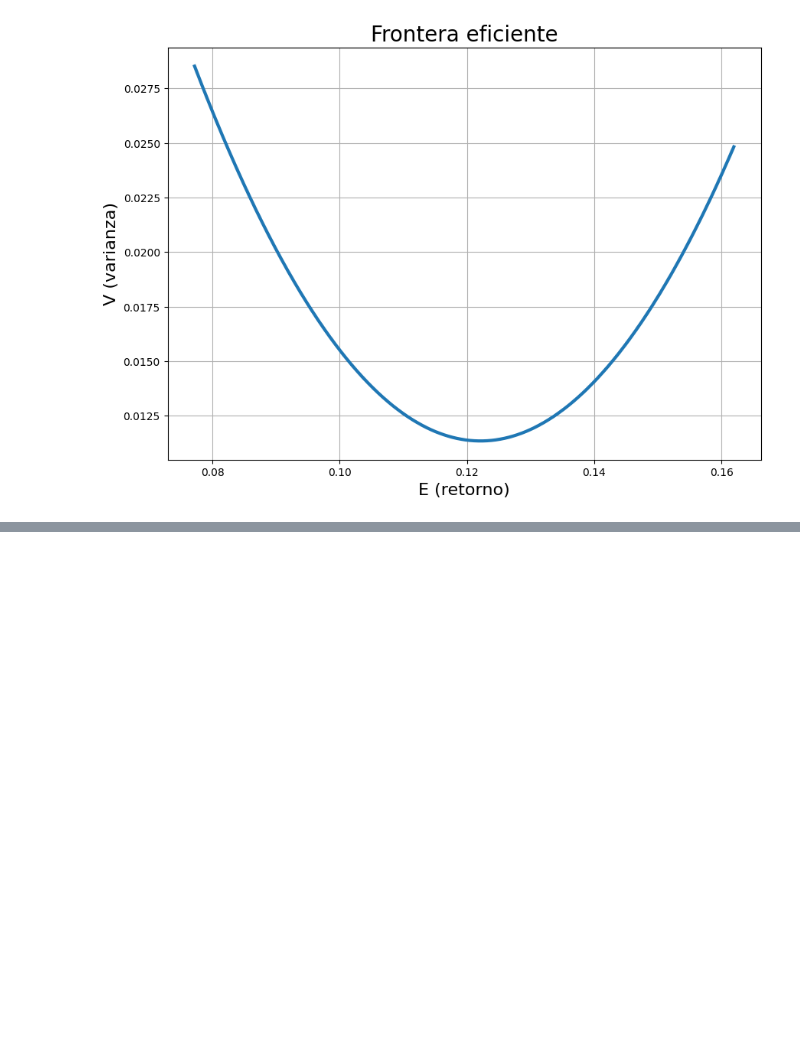
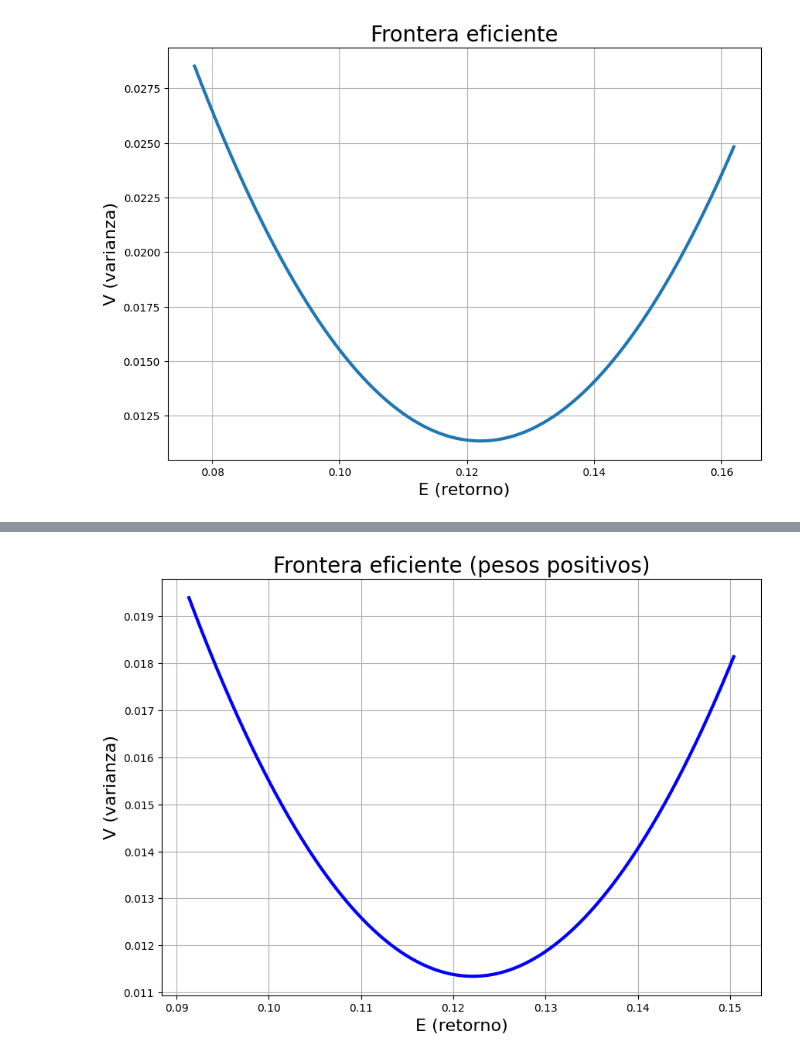
Before and after one commit to YuXiang1105/Assets_optimization, a Jupyter notebook: src/3ETFsLagrangiano.ipynb, the cells around one changed output, grey strips where cells are left out. Drawn from its saved outputs; the diff is of its cells as text; code cells hidden in the pictures; blank space fills up the shorter version.

```diff
--- a/src/3ETFsLagrangiano.ipynb
+++ b/src/3ETFsLagrangiano.ipynb
@@ -176,0 +128,10 @@ Excel guardado con pesos incluidos!
+# %%
+#Reestriccion de pesos positivos
+mask = (p1_vals >= 0) & (p2_vals >= 0) & (p3_vals >= 0)
+
+#Filtramos valores , quedan listas sin pesos negativos
+E_ok  = E_vals_float[mask]
+V_ok  = V_vals_float[mask]
+p1_ok = p1_vals[mask]
+p2_ok = p2_vals[mask]
+p3_ok = p3_vals[mask]
@@ -176,0 +160,10 @@ Excel guardado con pesos incluidos!
+# %%
+plt.figure(figsize=(10,7))
+plt.plot(E_ok, V_ok, linewidth=3, color="blue")
+plt.xlabel("E (retorno)", fontsize=16)
+plt.ylabel("V (varianza)", fontsize=16)
+plt.title("Frontera eficiente (pesos positivos)", fontsize=20)
+plt.grid(True)
+plt.show()
+# %% [output]
+[figure, added]
```
Also changed, not shown: parts of 14 cells of this notebook, 5 other files.
